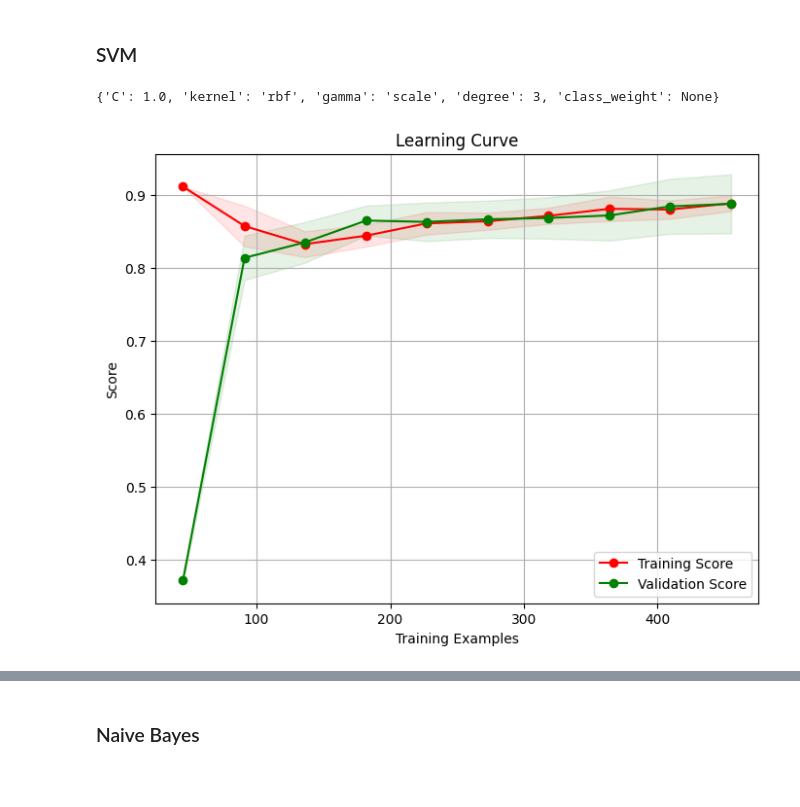
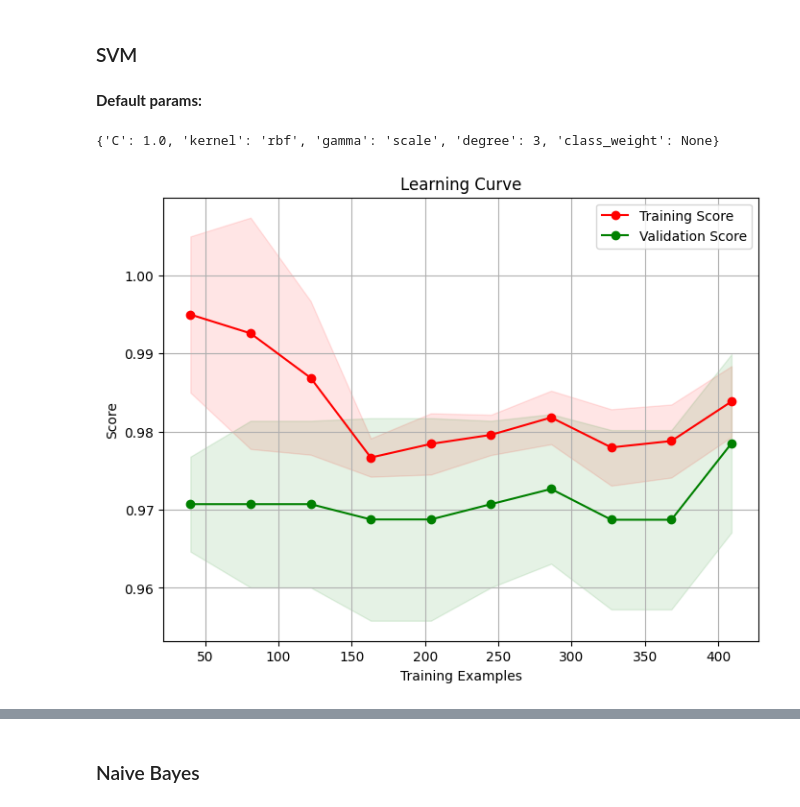
Before and after one commit to mcollpol/BreastCancerPrediction, a Jupyter notebook: research/notebooks/04-model-selection.ipynb, the cells around one changed output, grey strips where cells are left out. Drawn from its saved outputs; the diff is of its cells as text; code cells hidden in the pictures; blank space fills up the shorter version.

Commit message:
Updated model selection.

```diff
--- a/research/notebooks/04-model-selection.ipynb
+++ b/research/notebooks/04-model-selection.ipynb
@@ -189,5 +230,7 @@ bc.plot_learning_curve(model_obj, df[PREDICTORS], df[TARGET], cv=5)
 # %%
-bc.train_and_evaluate_model(model_obj, data)
+bc.train_and_evaluate_model(model_obj,
+                            X.copy(),y.copy(),
+                            X_test.copy(), y_test.copy())
 # %% [output]
 For model RandomForest with {'n_estimators': 100, 'max_depth': None, 'min_samples_split': 2, 'min_samples_leaf': 1, 'max_features': 'sqrt'}:
 
@@ -207,8 +252,8 @@ model_obj = Model('RandomForest', optimization=True)
 print(f'Hyperparameters to optimize : {model_obj.hyperparams_to_optimize}')
 best_params = bc.hyperparameter_optimization(model_obj.model,
                                              model_obj.hyperparams_to_optimize,
-                                             df[PREDICTORS],
-                                             df[TARGET],
+                                             X.copy(),
+                                             y.copy(),
                                              cv=8)
 # %% [output]
 Hyperparameters to optimize : {'n_estimators': [10, 20, 50, 100], 'max_depth': [None, 5, 10, 20], 'min_samples_split': [2, 5, 10], 'min_samples_leaf': [1, 2, 4], 'max_features': ['sqrt', 'log2', 0.5]}
@@ -218,5 +263,5 @@ Best score: 0.9016
 # Study with best params.
 model_obj = Model('RandomForest', kwargs=best_params)
 print(model_obj.hyperparameters)
-bc.plot_learning_curve(model_obj, df[PREDICTORS], df[TARGET], cv=5)
+bc.plot_learning_curve(model_obj, X.copy(), y.copy(), cv=5)
 # %% [output]
@@ -225,3 +272,6 @@ bc.plot_learning_curve(model_obj, df[PREDICTORS], df[TARGET], cv=5)
 # %%
-bc.train_and_evaluate_model(model_obj, data, save_outputs=True, output_dir=OUTPUT_PATH)
+bc.train_and_evaluate_model(model_obj,
+                            X.copy(),y.copy(),
+                            X_test.copy(), y_test.copy(),
+                            save_outputs=True, output_dir=OUTPUT_PATH)
 # %% [output]
@@ -240,11 +290,13 @@ Results for test set:
 # %% [markdown]
 ### SVM
+# %% [markdown]
+**Default params:**
 # %%
 model_obj = Model('Svm', optimization=False)
 # %%
 print(model_obj.hyperparameters)
-bc.plot_learning_curve(model_obj, df[PREDICTORS], df[TARGET], cv=5)
+bc.plot_learning_curve(model_obj, X.copy(), y.copy(), cv=5)
 # %% [output]
 {'C': 1.0, 'kernel': 'rbf', 'gamma': 'scale', 'degree': 3, 'class_weight': None}
-[figure, old version]
+[figure, new version]
 # %%
```
Also changed, not shown: parts of 45 cells of this notebook, 32 other files.
